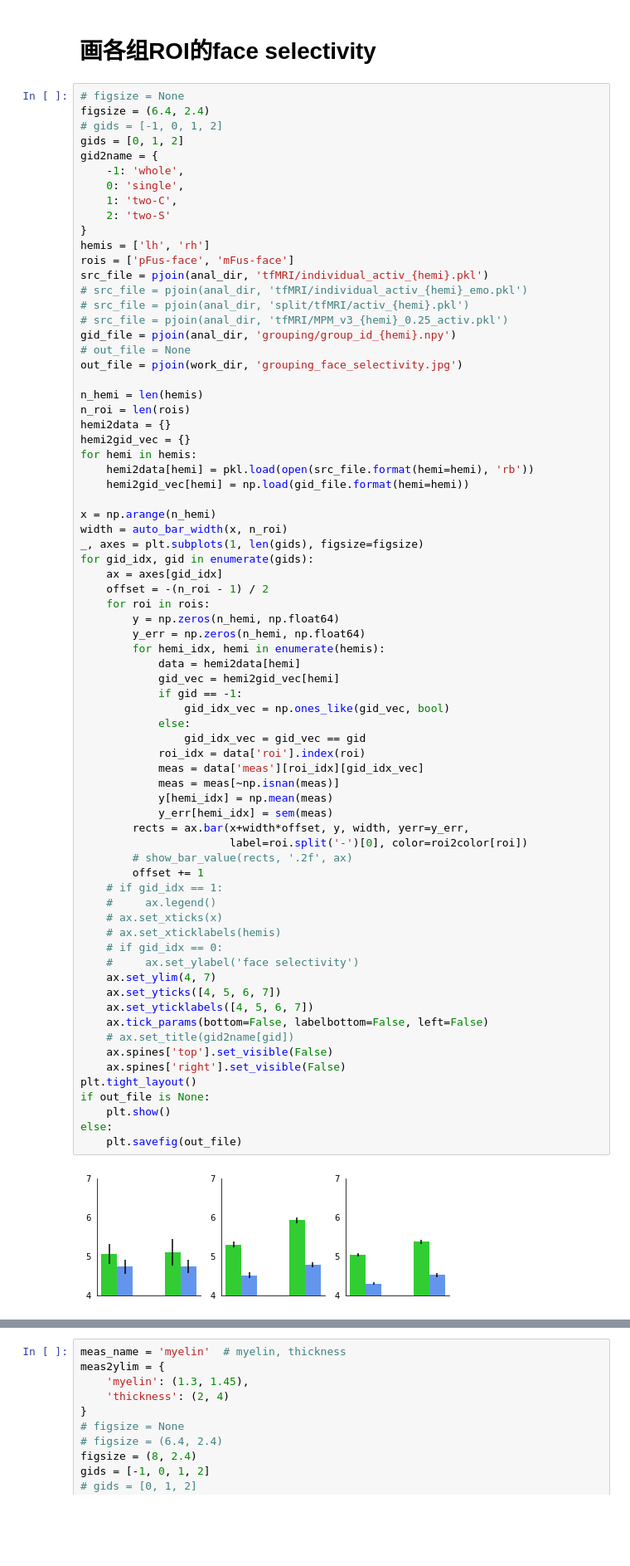
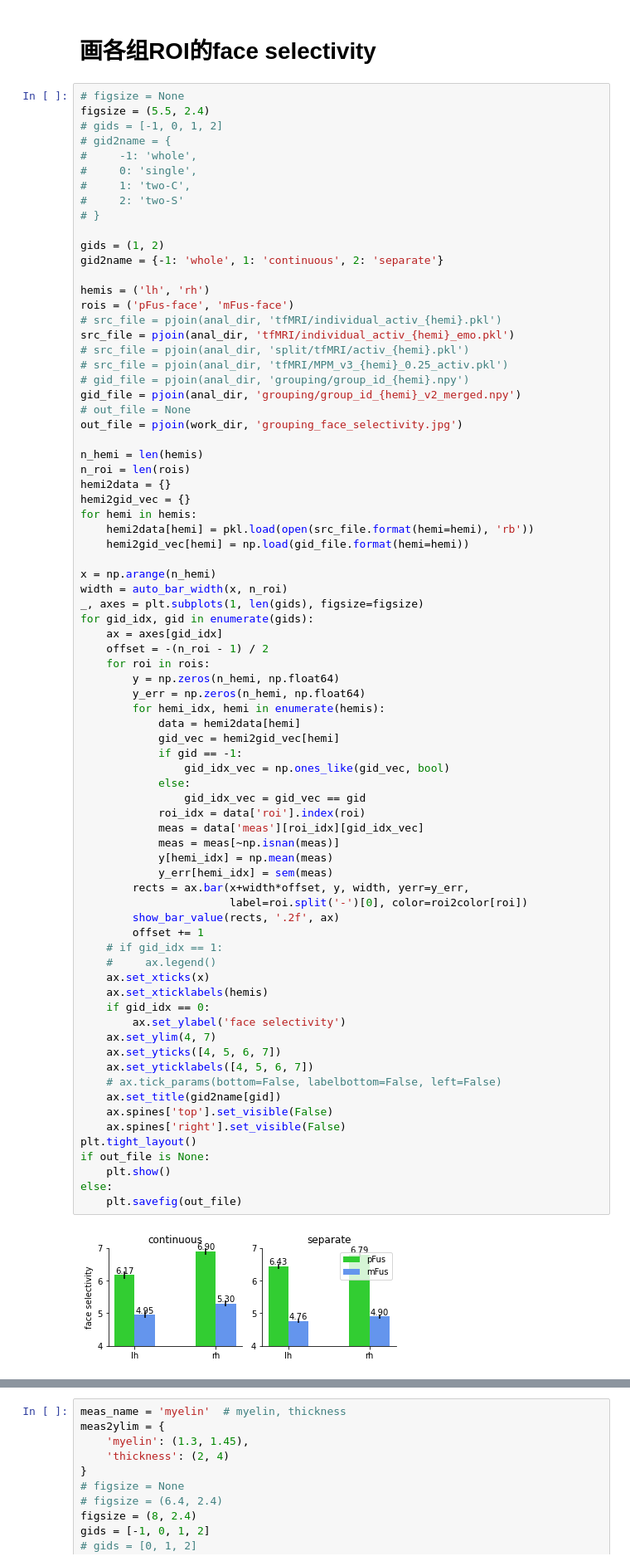
Before and after one commit to BNUCNL/nibrain, a Jupyter notebook: cxy_hcp_ffa/scripts/paper_fig.ipynb, the cells around one changed output, grey strips where cells are left out. Shown at 83% size. Drawn from its saved outputs; the diff is of its cells as text; blank space fills up the shorter version.

```diff
--- a/cxy_hcp_ffa/scripts/paper_fig.ipynb
+++ b/cxy_hcp_ffa/scripts/paper_fig.ipynb
@@ -218,22 +272,26 @@ else:
 # 画各组ROI的face selectivity
 # %%
 # figsize = None
-figsize = (6.4, 2.4)
+figsize = (5.5, 2.4)
 # gids = [-1, 0, 1, 2]
-gids = [0, 1, 2]
-gid2name = {
-    -1: 'whole',
-    0: 'single',
-    1: 'two-C',
-    2: 'two-S'
-}
-hemis = ['lh', 'rh']
-rois = ['pFus-face', 'mFus-face']
-src_file = pjoin(anal_dir, 'tfMRI/individual_activ_{hemi}.pkl')
-# src_file = pjoin(anal_dir, 'tfMRI/individual_activ_{hemi}_emo.pkl')
+# gid2name = {
+#     -1: 'whole',
+#     0: 'single',
+#     1: 'two-C',
+#     2: 'two-S'
+# }
+
+gids = (1, 2)
+gid2name = {-1: 'whole', 1: 'continuous', 2: 'separate'}
+
+hemis = ('lh', 'rh')
+rois = ('pFus-face', 'mFus-face')
+# src_file = pjoin(anal_dir, 'tfMRI/individual_activ_{hemi}.pkl')
+src_file = pjoin(anal_dir, 'tfMRI/individual_activ_{hemi}_emo.pkl')
 # src_file = pjoin(anal_dir, 'split/tfMRI/activ_{hemi}.pkl')
 # src_file = pjoin(anal_dir, 'tfMRI/MPM_v3_{hemi}_0.25_activ.pkl')
-gid_file = pjoin(anal_dir, 'grouping/group_id_{hemi}.npy')
+# gid_file = pjoin(anal_dir, 'grouping/group_id_{hemi}.npy')
+gid_file = pjoin(anal_dir, 'grouping/group_id_{hemi}_v2_merged.npy')
 # out_file = None
 out_file = pjoin(work_dir, 'grouping_face_selectivity.jpg')
 
@@ -255,38 +313,38 @@ for gid_idx, gid in enumerate(gids):
         y = np.zeros(n_hemi, np.float64)
         y_err = np.zeros(n_hemi, np.float64)
         for hemi_idx, hemi in enumerate(hemis):
             data = hemi2data[hemi]
             gid_vec = hemi2gid_vec[hemi]
             if gid == -1:
                 gid_idx_vec = np.ones_like(gid_vec, bool)
             else:
                 gid_idx_vec = gid_vec == gid
             roi_idx = data['roi'].index(roi)
             meas = data['meas'][roi_idx][gid_idx_vec]
             meas = meas[~np.isnan(meas)]
             y[hemi_idx] = np.mean(meas)
             y_err[hemi_idx] = sem(meas)
         rects = ax.bar(x+width*offset, y, width, yerr=y_err,
                        label=roi.split('-')[0], color=roi2color[roi])
-        # show_bar_value(rects, '.2f', ax)
+        show_bar_value(rects, '.2f', ax)
         offset += 1
     # if gid_idx == 1:
     #     ax.legend()
-    # ax.set_xticks(x)
-    # ax.set_xticklabels(hemis)
-    # if gid_idx == 0:
-    #     ax.set_ylabel('face selectivity')
+    ax.set_xticks(x)
+    ax.set_xticklabels(hemis)
+    if gid_idx == 0:
+        ax.set_ylabel('face selectivity')
     ax.set_ylim(4, 7)
     ax.set_yticks([4, 5, 6, 7])
     ax.set_yticklabels([4, 5, 6, 7])
-    ax.tick_params(bottom=False, labelbottom=False, left=False)
-    # ax.set_title(gid2name[gid])
+    # ax.tick_params(bottom=False, labelbottom=False, left=False)
+    ax.set_title(gid2name[gid])
     ax.spines['top'].set_visible(False)
     ax.spines['right'].set_visible(False)
 plt.tight_layout()
 if out_file is None:
     plt.show()
 else:
     plt.savefig(out_file)
 # %% [output]
-[figure, old version]
+[figure, new version]
```
Also changed, not shown: parts of 9 cells of this notebook.
